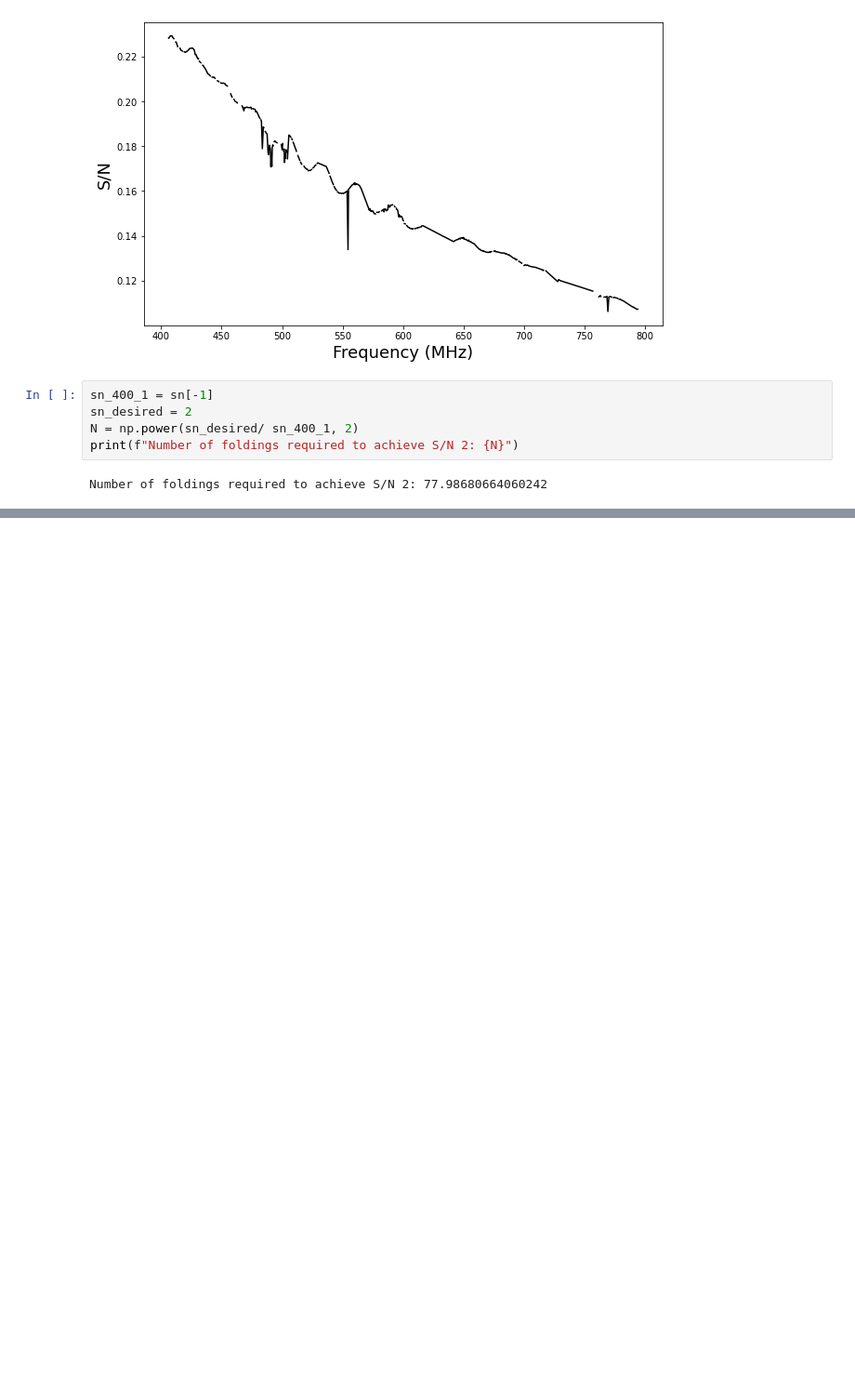
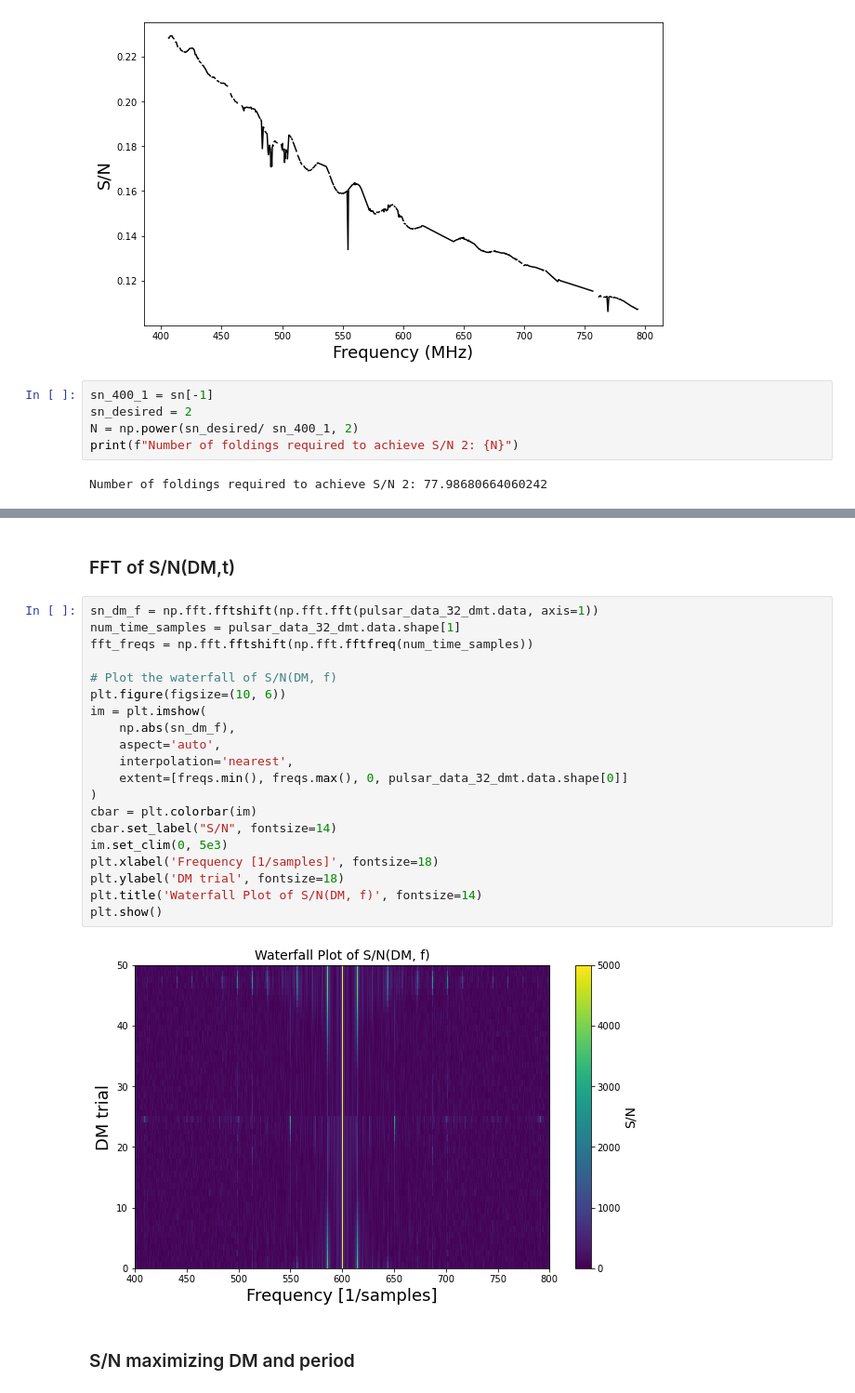
Before and after one commit to astronamanj/641_Observational_Techniques, a Jupyter notebook: chime_pulsar_search/search.ipynb, the cells around one changed output, grey strips where cells are left out. Shown at 93% size. Drawn from its saved outputs; the diff is of its cells as text; blank space fills up the shorter version.

```diff
--- a/chime_pulsar_search/search.ipynb
+++ b/chime_pulsar_search/search.ipynb
@@ -190,0 +230,26 @@ plt.show()
+# %% [markdown]
+### FFT of S/N(DM,t)
+# %%
+sn_dm_f = np.fft.fftshift(np.fft.fft(pulsar_data_32_dmt.data, axis=1))
+num_time_samples = pulsar_data_32_dmt.data.shape[1]
+fft_freqs = np.fft.fftshift(np.fft.fftfreq(num_time_samples))
+
+# Plot the waterfall of S/N(DM, f)
+plt.figure(figsize=(10, 6))
+im = plt.imshow(
+    np.abs(sn_dm_f),
+    aspect='auto',
+    interpolation='nearest',
+    extent=[freqs.min(), freqs.max(), 0, pulsar_data_32_dmt.data.shape[0]]
+)
+cbar = plt.colorbar(im)
+cbar.set_label("S/N", fontsize=14)
+im.set_clim(0, 5e3)
+plt.xlabel('Frequency [1/samples]', fontsize=18)
+plt.ylabel('DM trial', fontsize=18)
+plt.title('Waterfall Plot of S/N(DM, f)', fontsize=14)
+plt.show()
+# %% [output]
+[figure, added]
+# %% [markdown]
+### S/N maximizing DM and period
```
Also changed, not shown: parts of 12 cells of this notebook, 1 other file.
